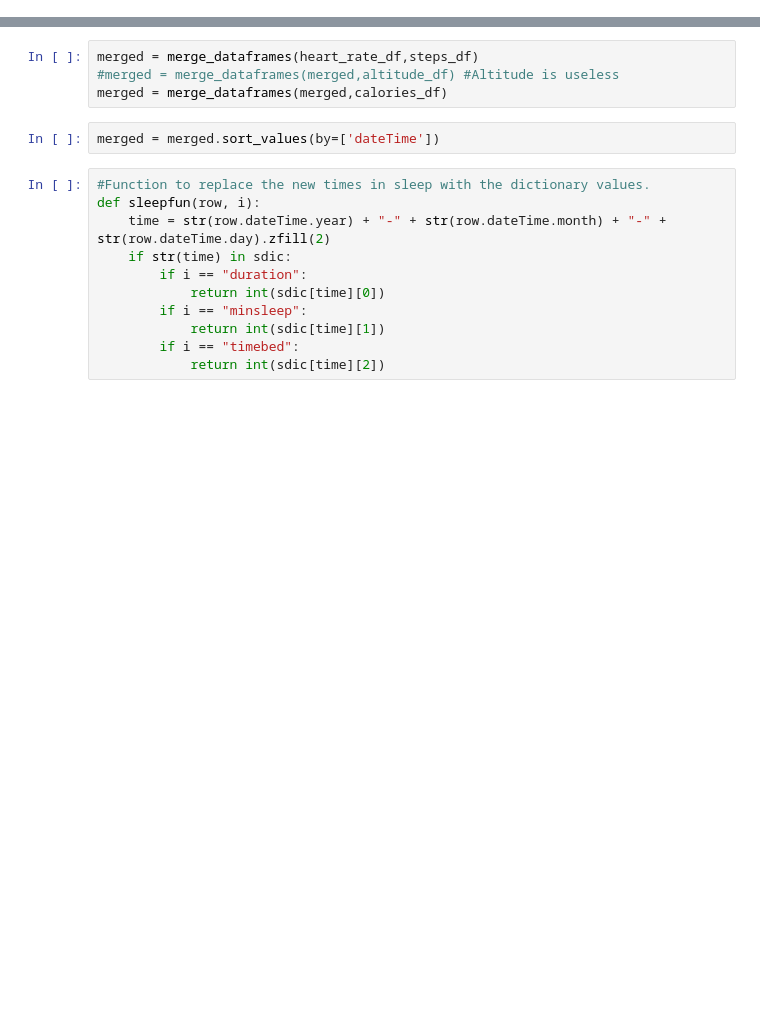
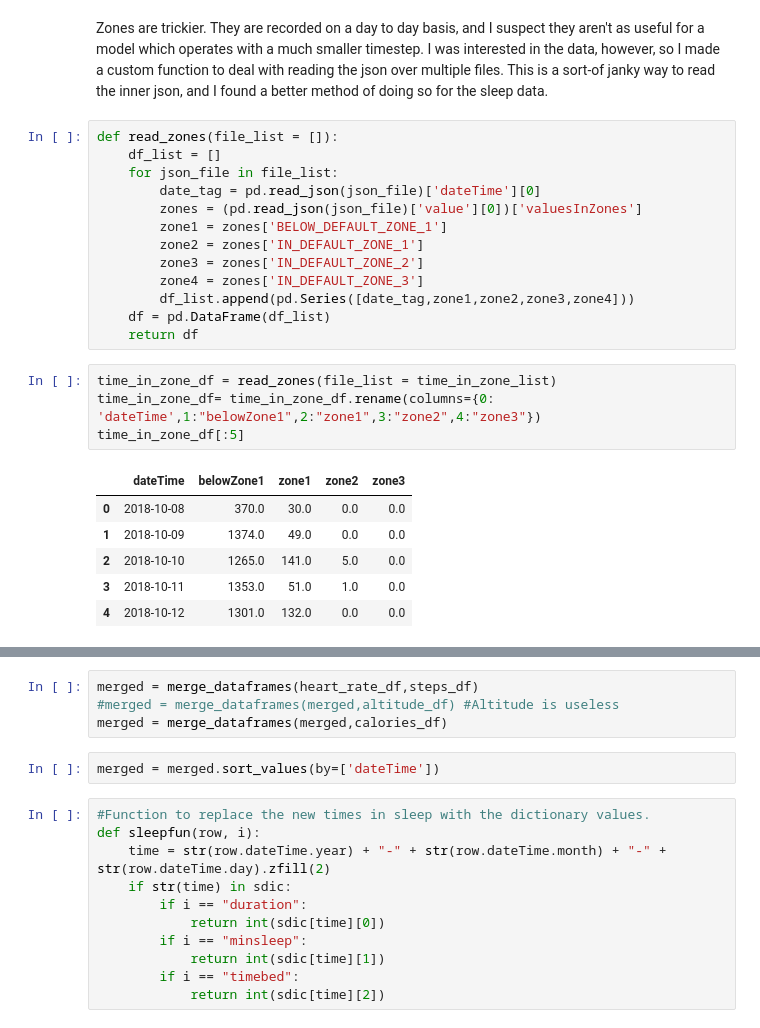
Before and after one commit to ashleygw/health-monitoring, a Jupyter notebook: SleepAndHealthNN.ipynb, the cells around one changed output, grey strips where cells are left out. Saved outputs shown, nothing was run; the diff lists cells and outputs as text; blank space fills up the shorter version.

```diff
--- a/SleepAndHealthNN.ipynb
+++ b/SleepAndHealthNN.ipynb
@@ -106,0 +143,26 @@ for x in sleep_df.iterrows():
+# %% [markdown]
+ Zones are trickier. They are recorded on a day to day basis, and I suspect they aren't as useful for a model which operates with a much smaller timestep. I was interested in the data, however, so I made a custom function to deal with reading the json over multiple files. This is a sort-of janky way to read the inner json, and I found a better method of doing so for the sleep data.
+# %%
+def read_zones(file_list = []):
+    df_list = []
+    for json_file in file_list:
+        date_tag = pd.read_json(json_file)['dateTime'][0]
+        zones = (pd.read_json(json_file)['value'][0])['valuesInZones']
+        zone1 = zones['BELOW_DEFAULT_ZONE_1']
+        zone2 = zones['IN_DEFAULT_ZONE_1']
+        zone3 = zones['IN_DEFAULT_ZONE_2']
+        zone4 = zones['IN_DEFAULT_ZONE_3']
+        df_list.append(pd.Series([date_tag,zone1,zone2,zone3,zone4]))
+    df = pd.DataFrame(df_list)
+    return df
+# %%
+time_in_zone_df = read_zones(file_list = time_in_zone_list)
+time_in_zone_df= time_in_zone_df.rename(columns={0: 'dateTime',1:"belowZone1",2:"zone1",3:"zone2",4:"zone3"})
+time_in_zone_df[:5]
+# %% [output]
+|  | dateTime | belowZone1 | zone1 | zone2 | zone3 |
+| 0 | 2018-10-08 | 370.0 | 30.0 | 0.0 | 0.0 |
+| 1 | 2018-10-09 | 1374.0 | 49.0 | 0.0 | 0.0 |
+| 2 | 2018-10-10 | 1265.0 | 141.0 | 5.0 | 0.0 |
+| 3 | 2018-10-11 | 1353.0 | 51.0 | 1.0 | 0.0 |
+| 4 | 2018-10-12 | 1301.0 | 132.0 | 0.0 | 0.0 |
```
Also changed, not shown: parts of 33 cells of this notebook.
